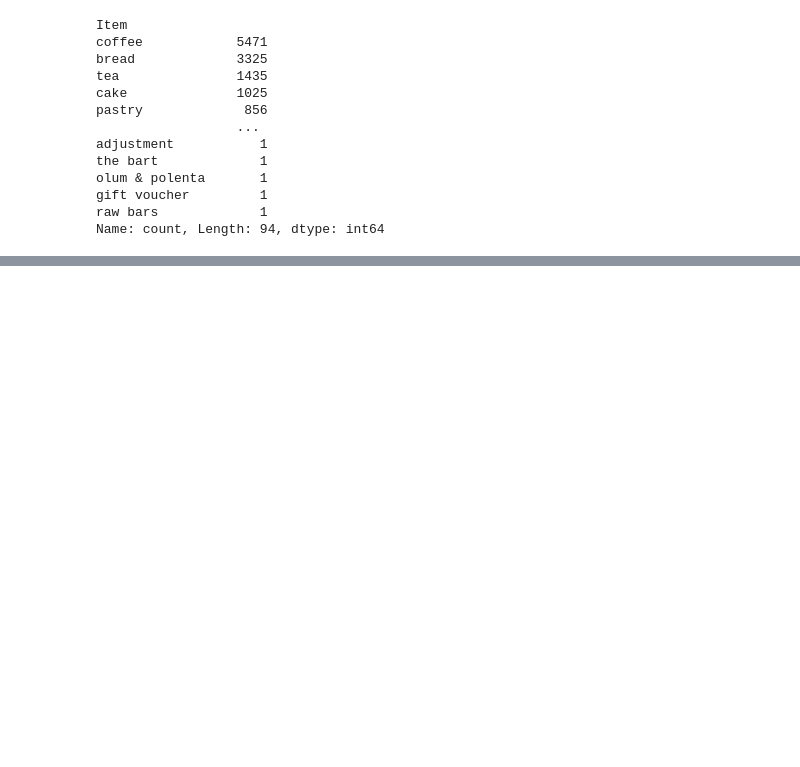
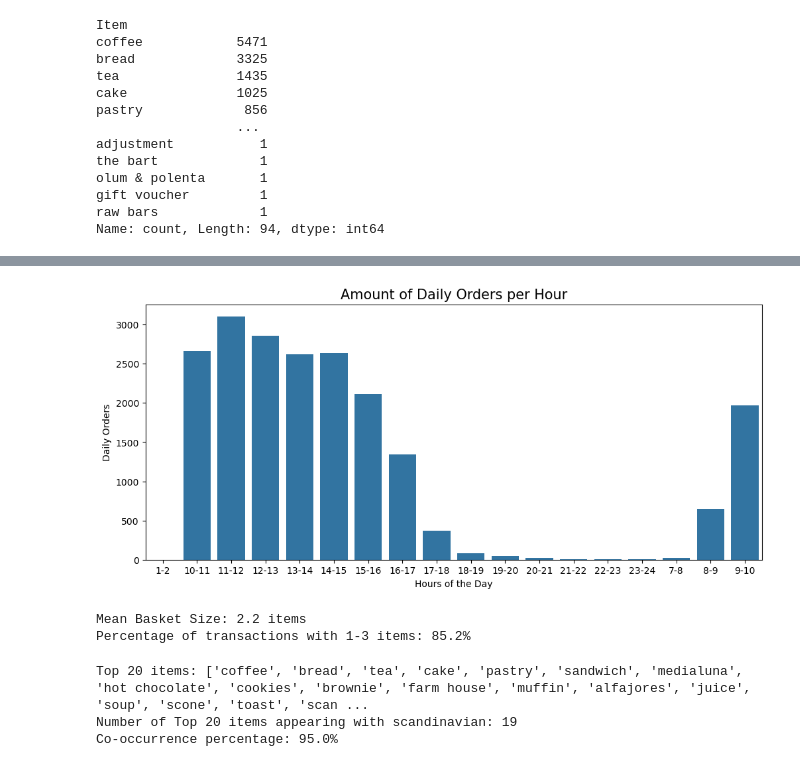
Before and after one commit to markangelogallardo/CSC172-AssociationMining-Gallardo, a Jupyter notebook: final_project_notebook.ipynb, the cells around one changed output, grey strips where cells are left out. Cells and saved outputs as stored; diff of their text form; code cells hidden in the pictures; blank space fills up the shorter version.

```diff
--- a/final_project_notebook.ipynb
+++ b/final_project_notebook.ipynb
@@ -159,0 +181,47 @@ plt.show()
+# %%
+day_Tran =df.groupby('hour')['Transaction'].count().reset_index()
+day_Tran.head(20)
+day_Tran['hour_order'] = day_Tran['hour']
+day_Tran.sort_values("hour",inplace=True)
+
+plt.figure(figsize=(12,5))
+sns.barplot(data = day_Tran, x = "hour", y = "Transaction")
+plt.xlabel('Hours of the Day', size = 10)
+plt.ylabel('Daily Orders', size = 10)
+plt.title('Amount of Daily Orders per Hour', color = 'black', size = 15)
+plt.show()
+# %% [output]
+[figure, added]
+# %%
+basket_sizes = df.groupby('Transaction')['Item'].count()
+
+mean_basket_size = basket_sizes.mean()
+
+percentage_1_to_3 = ((basket_sizes >= 1) & (basket_sizes <= 3)).mean() * 100
+
+
+print(f"Mean Basket Size: {mean_basket_size:.1f} items")
+print(f"Percentage of transactions with 1-3 items: {percentage_1_to_3:.1f}%")
+# %% [output]
+Mean Basket Size: 2.2 items
+Percentage of transactions with 1-3 items: 85.2%
+# %%
+top_20_items = df['Item'].value_counts().head(20).index.tolist()
+
+target_item = 'scandinavian'
+target_transactions = df[df['Item'] == target_item]['Transaction'].unique()
+
+
+items_co_occurring_with_target = df[df['Transaction'].isin(target_transactions)]['Item'].unique()
+
+overlap = set(top_20_items).intersection(set(items_co_occurring_with_target))
+
+percentage = (len(overlap) / len(top_20_items)) * 100
+
+print(f"Top 20 items: {top_20_items}")
+print(f"Number of Top 20 items appearing with {target_item}: {len(overlap)}")
+print(f"Co-occurrence percentage: {percentage}%")
+# %% [output]
+Top 20 items: ['coffee', 'bread', 'tea', 'cake', 'pastry', 'sandwich', 'medialuna', 'hot chocolate', 'cookies', 'brownie', 'farm house', 'muffin', 'alfajores', 'juice', 'soup', 'scone', 'toast', 'scan ...
+Number of Top 20 items appearing with scandinavian: 19
+Co-occurrence percentage: 95.0%
```
Also changed, not shown: parts of 19 cells of this notebook, 9 other files.
